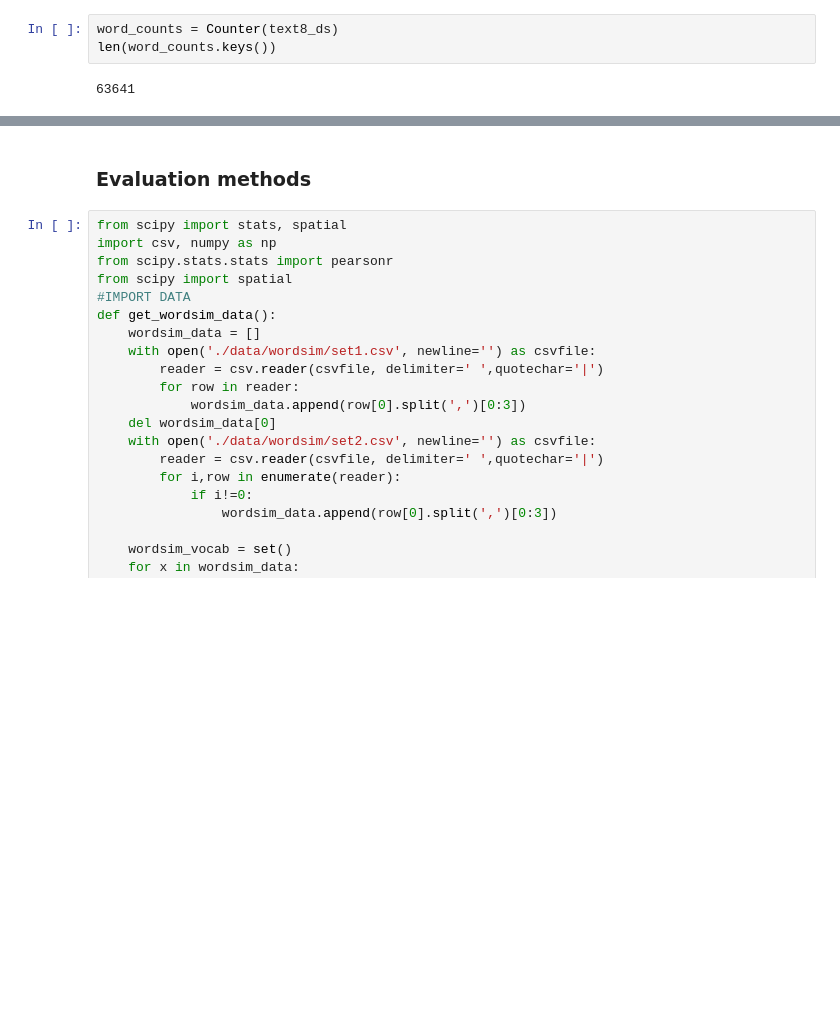
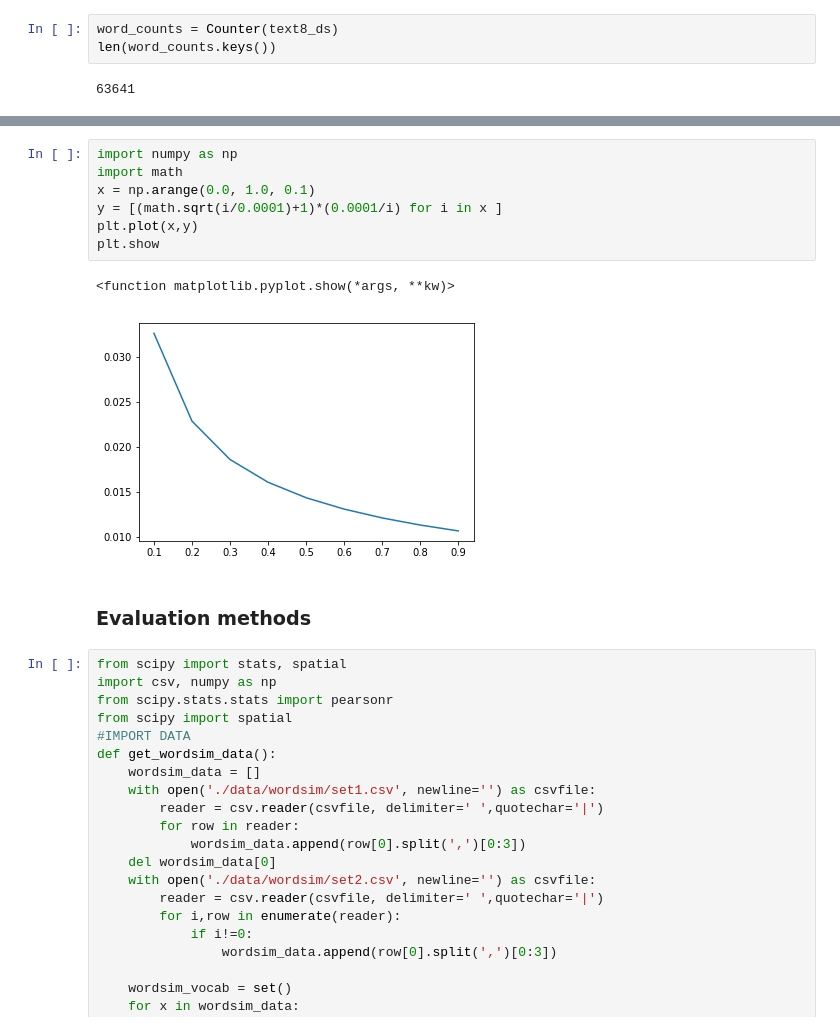
Before and after one commit to c3dric373/bachelorThesis, a Jupyter notebook: code/w2vec/w2vecHome_new2.ipynb, the cells around one changed output, grey strips where cells are left out. Saved outputs shown, nothing was run; the diff lists cells and outputs as text; blank space fills up the shorter version.

```diff
--- a/code/w2vec/w2vecHome_new2.ipynb
+++ b/code/w2vec/w2vecHome_new2.ipynb
@@ -81,3 +99,13 @@ del text8_wDataset
+# %%
+import numpy as np
+import math
+x = np.arange(0.0, 1.0, 0.1)
+y = [(math.sqrt(i/0.0001)+1)*(0.0001/i) for i in x ]
+plt.plot(x,y)
+plt.show
+# %% [output]
+<function matplotlib.pyplot.show(*args, **kw)>
+[figure, added]
 # %% [markdown]
 ### Evaluation methods
 # %%
```
Also changed, not shown: parts of 9 cells of this notebook, 13 other files.
